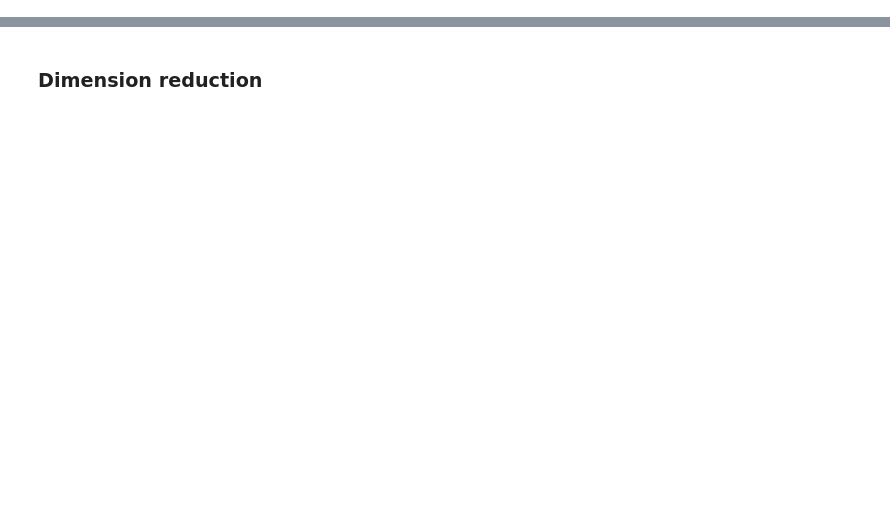
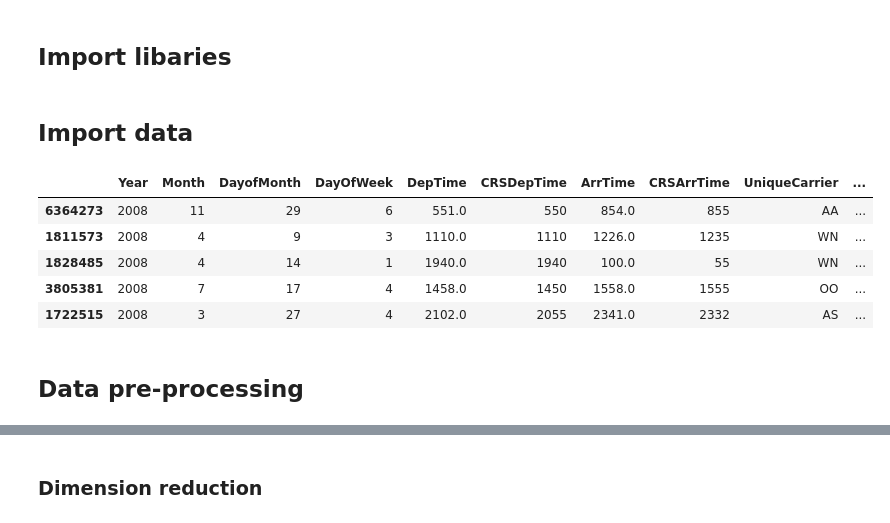
Before and after one commit to npqbuu/ML_Bootcamp_2019, a Jupyter notebook: W5_Airline-Arrivals-Project/Feature_engineering.ipynb, the cells around one changed output, grey strips where cells are left out. Drawn from its saved outputs; the diff is of its cells as text; code cells hidden in the pictures; blank space fills up the shorter version.

```diff
--- a/W5_Airline-Arrivals-Project/Feature_engineering.ipynb
+++ b/W5_Airline-Arrivals-Project/Feature_engineering.ipynb
@@ -2,0 +1,2 @@
+# %% [markdown]
+## Import libaries
@@ -2,0 +11,23 @@
+# %% [markdown]
+## Import data
+# %%
+# Read from url - Take time to run
+url = "http://stat-computing.org/dataexpo/2009/2008.csv.bz2"
+df = pd.read_csv(url, compression='bz2')
+
+# Read from drive
+#df = pd.read_csv('./temp/Airline.csv')
+# %%
+# Reduce rows
+df = df.sample(frac=0.25)
+# %%
+df.head()
+# %% [output]
+|  | Year | Month | DayofMonth | DayOfWeek | DepTime | CRSDepTime | ArrTime | CRSArrTime | UniqueCarrier | ... |
+| 6364273 | 2008 | 11 | 29 | 6 | 551.0 | 550 | 854.0 | 855 | AA | ... |
+| 1811573 | 2008 | 4 | 9 | 3 | 1110.0 | 1110 | 1226.0 | 1235 | WN | ... |
+| 1828485 | 2008 | 4 | 14 | 1 | 1940.0 | 1940 | 100.0 | 55 | WN | ... |
+| 3805381 | 2008 | 7 | 17 | 4 | 1458.0 | 1450 | 1558.0 | 1555 | OO | ... |
+| 1722515 | 2008 | 3 | 27 | 4 | 2102.0 | 2055 | 2341.0 | 2332 | AS | ... |
+# %% [markdown]
+## Data pre-processing
```
Also changed, not shown: parts of 36 cells of this notebook.
